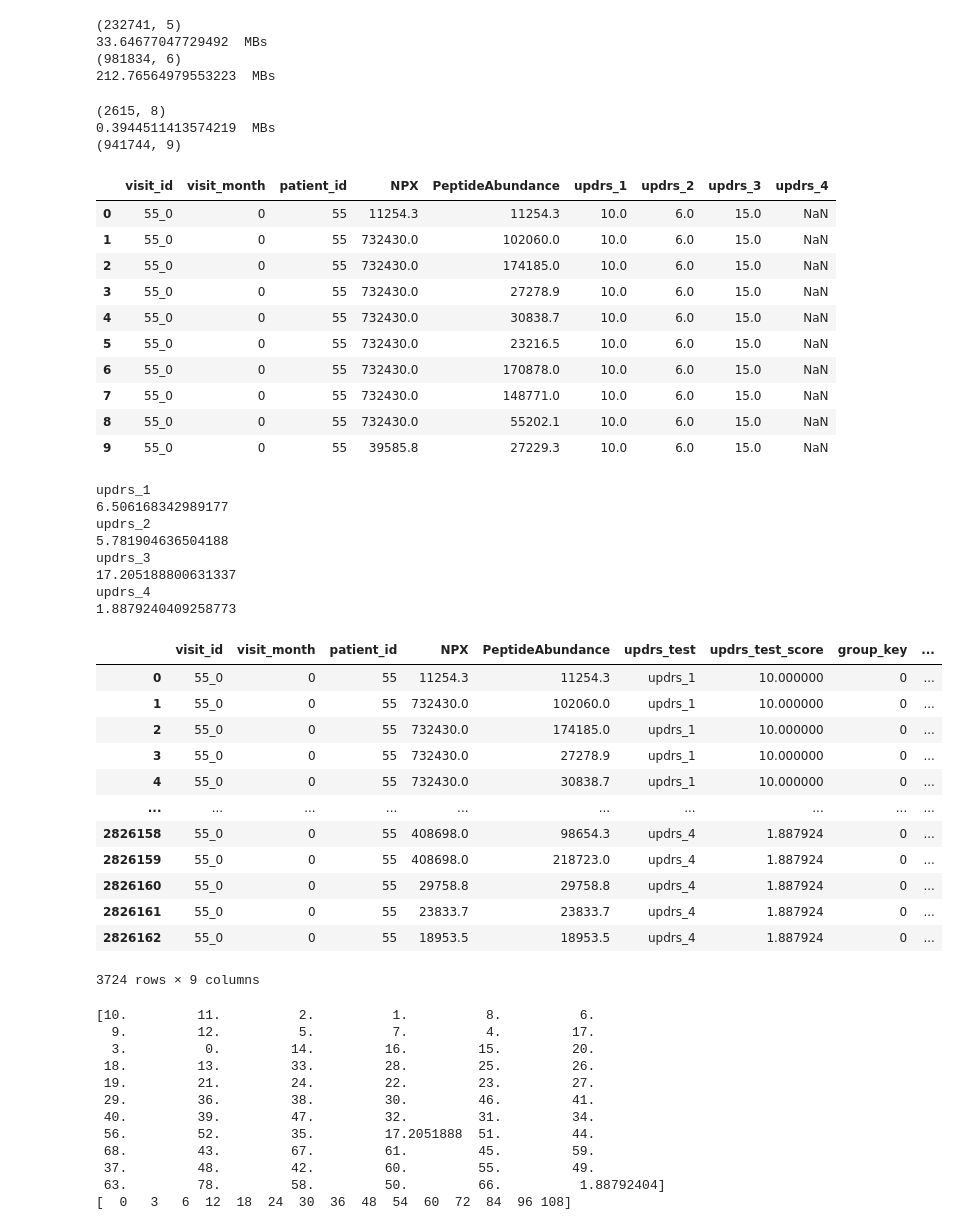
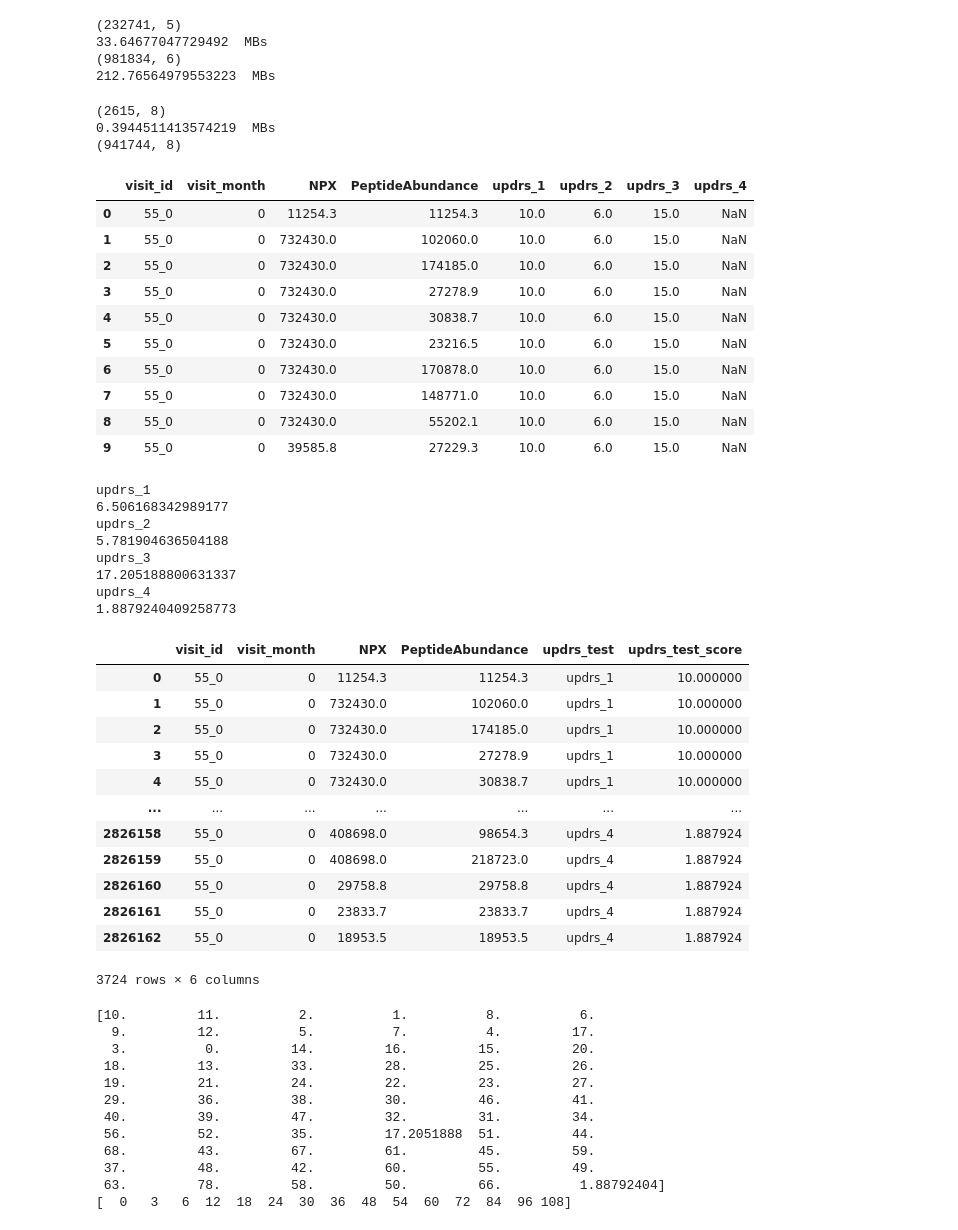
Before and after one commit to sumaniitm/AMP-parkinsons-disease-progression-prediction, a Jupyter notebook: amp-parkinson-s-disease-progression-prediction.ipynb, the cells around one changed output. Cells and saved outputs as stored; diff of their text form; code cells hidden in the pictures.

```diff
--- a/amp-parkinson-s-disease-progression-prediction.ipynb
+++ b/amp-parkinson-s-disease-progression-prediction.ipynb
@@ -71,27 +72,27 @@ full_training_data = pd.merge(pro_pep_join, train_clinical_data_df, on=['patient
 del pro_pep_join, train_clinical_data_df
 gc.collect()
 
-full_training_data = full_training_data.drop(columns=['UniProt','Peptide','upd23b_clinical_state_on_medication'])
+full_training_data = full_training_data.drop(columns=['UniProt','Peptide','upd23b_clinical_state_on_medication','patient_id'])
 
 print(full_training_data.shape)
 full_training_data.head(10)
 # %% [output]
 (2615, 8)
 0.3944511413574219  MBs
-(941744, 9)
+(941744, 8)
-|  | visit_id | visit_month | patient_id | NPX | PeptideAbundance | updrs_1 | updrs_2 | updrs_3 | updrs_4 |
-| 0 | 55_0 | 0 | 55 | 11254.3 | 11254.3 | 10.0 | 6.0 | 15.0 | NaN |
-| 1 | 55_0 | 0 | 55 | 732430.0 | 102060.0 | 10.0 | 6.0 | 15.0 | NaN |
-| 2 | 55_0 | 0 | 55 | 732430.0 | 174185.0 | 10.0 | 6.0 | 15.0 | NaN |
-| 3 | 55_0 | 0 | 55 | 732430.0 | 27278.9 | 10.0 | 6.0 | 15.0 | NaN |
-| 4 | 55_0 | 0 | 55 | 732430.0 | 30838.7 | 10.0 | 6.0 | 15.0 | NaN |
-| 5 | 55_0 | 0 | 55 | 732430.0 | 23216.5 | 10.0 | 6.0 | 15.0 | NaN |
-| 6 | 55_0 | 0 | 55 | 732430.0 | 170878.0 | 10.0 | 6.0 | 15.0 | NaN |
-| 7 | 55_0 | 0 | 55 | 732430.0 | 148771.0 | 10.0 | 6.0 | 15.0 | NaN |
-| 8 | 55_0 | 0 | 55 | 732430.0 | 55202.1 | 10.0 | 6.0 | 15.0 | NaN |
-| 9 | 55_0 | 0 | 55 | 39585.8 | 27229.3 | 10.0 | 6.0 | 15.0 | NaN |
+|  | visit_id | visit_month | NPX | PeptideAbundance | updrs_1 | updrs_2 | updrs_3 | updrs_4 |
+| 0 | 55_0 | 0 | 11254.3 | 11254.3 | 10.0 | 6.0 | 15.0 | NaN |
+| 1 | 55_0 | 0 | 732430.0 | 102060.0 | 10.0 | 6.0 | 15.0 | NaN |
+| 2 | 55_0 | 0 | 732430.0 | 174185.0 | 10.0 | 6.0 | 15.0 | NaN |
+| 3 | 55_0 | 0 | 732430.0 | 27278.9 | 10.0 | 6.0 | 15.0 | NaN |
+| 4 | 55_0 | 0 | 732430.0 | 30838.7 | 10.0 | 6.0 | 15.0 | NaN |
+| 5 | 55_0 | 0 | 732430.0 | 23216.5 | 10.0 | 6.0 | 15.0 | NaN |
+| 6 | 55_0 | 0 | 732430.0 | 170878.0 | 10.0 | 6.0 | 15.0 | NaN |
+| 7 | 55_0 | 0 | 732430.0 | 148771.0 | 10.0 | 6.0 | 15.0 | NaN |
+| 8 | 55_0 | 0 | 732430.0 | 55202.1 | 10.0 | 6.0 | 15.0 | NaN |
+| 9 | 55_0 | 0 | 39585.8 | 27229.3 | 10.0 | 6.0 | 15.0 | NaN |
 # %%
-full_training_data_melted = full_training_data.melt(id_vars=['visit_id','visit_month','patient_id','NPX','PeptideAbundance']
+full_training_data_melted = full_training_data.melt(id_vars=['visit_id','visit_month','NPX','PeptideAbundance']
                                                     , value_vars=['updrs_1','updrs_2','updrs_3','updrs_4'],var_name='updrs_test', value_name='updrs_test_score')
 
 list_of_updrs_tests = full_training_data_melted.updrs_test.unique()
@@ -114,27 +115,27 @@ updrs_3
 updrs_4
 1.8879240409258773
 # %%
-full_training_data_melted = full_training_data.melt(id_vars=['visit_id','visit_month','patient_id','NPX','PeptideAbundance']
+full_training_data_melted = full_training_data.melt(id_vars=['visit_id','visit_month','NPX','PeptideAbundance']
                                                     , value_vars=['updrs_1','updrs_2','updrs_3','updrs_4'],var_name='updrs_test', value_name='updrs_test_score')
 
-full_training_data_melted['group_key'] = full_training_data_melted['visit_month']
-full_training_data_melted['row_id'] = full_training_data_melted['visit_id'] + '_' + full_training_data_melted['updrs_test']
+#full_training_data_melted['group_key'] = full_training_data_melted['visit_month']
+#full_training_data_melted['row_id'] = full_training_data_melted['visit_id'] + '_' + full_training_data_melted['updrs_test']
 
 full_training_data_melted[full_training_data_melted['visit_id']=='55_0']
 # %% [output]
-|  | visit_id | visit_month | patient_id | NPX | PeptideAbundance | updrs_test | updrs_test_score | group_key | ... |
-| 0 | 55_0 | 0 | 55 | 11254.3 | 11254.3 | updrs_1 | 10.000000 | 0 | ... |
-| 1 | 55_0 | 0 | 55 | 732430.0 | 102060.0 | updrs_1 | 10.000000 | 0 | ... |
-| 2 | 55_0 | 0 | 55 | 732430.0 | 174185.0 | updrs_1 | 10.000000 | 0 | ... |
-| 3 | 55_0 | 0 | 55 | 732430.0 | 27278.9 | updrs_1 | 10.000000 | 0 | ... |
-| 4 | 55_0 | 0 | 55 | 732430.0 | 30838.7 | updrs_1 | 10.000000 | 0 | ... |
-| ... | ... | ... | ... | ... | ... | ... | ... | ... | ... |
-| 2826158 | 55_0 | 0 | 55 | 408698.0 | 98654.3 | updrs_4 | 1.887924 | 0 | ... |
-| 2826159 | 55_0 | 0 | 55 | 408698.0 | 218723.0 | updrs_4 | 1.887924 | 0 | ... |
-| 2826160 | 55_0 | 0 | 55 | 29758.8 | 29758.8 | updrs_4 | 1.887924 | 0 | ... |
-| 2826161 | 55_0 | 0 | 55 | 23833.7 | 23833.7 | updrs_4 | 1.887924 | 0 | ... |
-| 2826162 | 55_0 | 0 | 55 | 18953.5 | 18953.5 | updrs_4 | 1.887924 | 0 | ... |
+|  | visit_id | visit_month | NPX | PeptideAbundance | updrs_test | updrs_test_score |
+| 0 | 55_0 | 0 | 11254.3 | 11254.3 | updrs_1 | 10.000000 |
+| 1 | 55_0 | 0 | 732430.0 | 102060.0 | updrs_1 | 10.000000 |
+| 2 | 55_0 | 0 | 732430.0 | 174185.0 | updrs_1 | 10.000000 |
+| 3 | 55_0 | 0 | 732430.0 | 27278.9 | updrs_1 | 10.000000 |
+| 4 | 55_0 | 0 | 732430.0 | 30838.7 | updrs_1 | 10.000000 |
+| ... | ... | ... | ... | ... | ... | ... |
+| 2826158 | 55_0 | 0 | 408698.0 | 98654.3 | updrs_4 | 1.887924 |
+| 2826159 | 55_0 | 0 | 408698.0 | 218723.0 | updrs_4 | 1.887924 |
+| 2826160 | 55_0 | 0 | 29758.8 | 29758.8 | updrs_4 | 1.887924 |
+| 2826161 | 55_0 | 0 | 23833.7 | 23833.7 | updrs_4 | 1.887924 |
+| 2826162 | 55_0 | 0 | 18953.5 | 18953.5 | updrs_4 | 1.887924 |
-3724 rows × 9 columns
+3724 rows × 6 columns
 # %%
 """print(full_training_data_melted.group_key.nunique())
 print(full_training_data_melted.shape)"""
```
Also changed, not shown: parts of 17 cells of this notebook.
